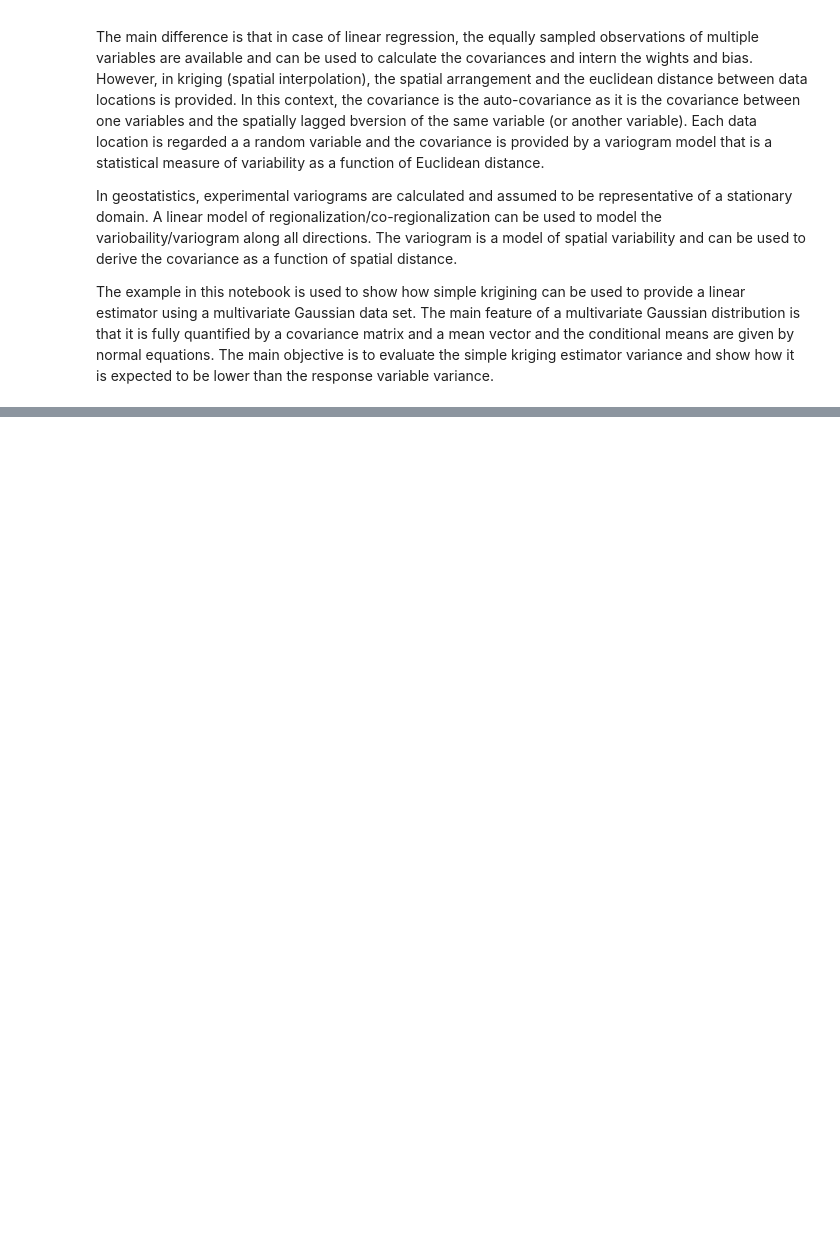
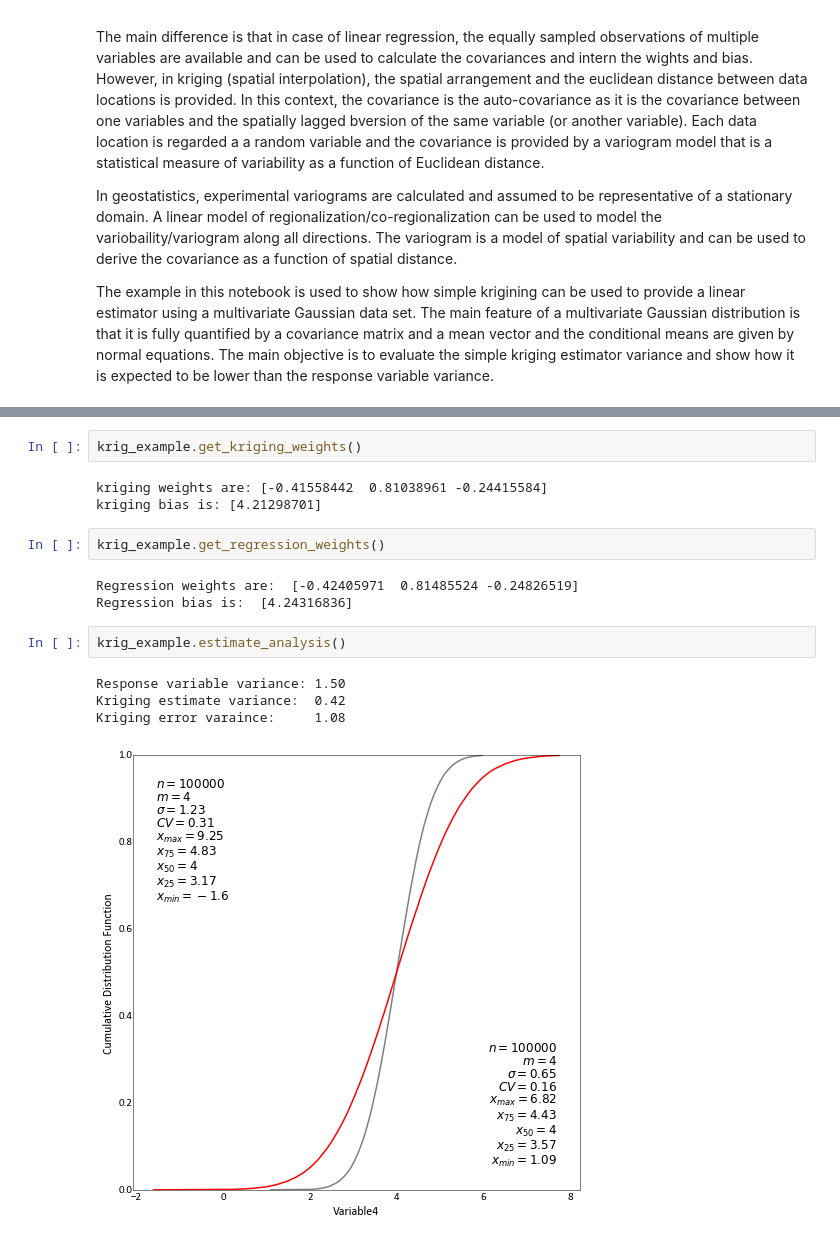
Before and after one commit to MHadavand/Lessons, a Jupyter notebook: Geostat/SimpleKrigingVariance.ipynb, the cells around one changed output, grey strips where cells are left out. Drawn from its saved outputs; the diff is of its cells as text; blank space fills up the shorter version.

```diff
--- a/Geostat/SimpleKrigingVariance.ipynb
+++ b/Geostat/SimpleKrigingVariance.ipynb
@@ -133,0 +227,17 @@ array([-0.20977658,  0.67738802, -0.18649843])
+# %%
+krig_example.get_kriging_weights()
+# %% [output]
+kriging weights are: [-0.41558442  0.81038961 -0.24415584]
+kriging bias is: [4.21298701]
+# %%
+krig_example.get_regression_weights()
+# %% [output]
+Regression weights are:  [-0.42405971  0.81485524 -0.24826519]
+Regression bias is:  [4.24316836]
+# %%
+krig_example.estimate_analysis()
+# %% [output]
+Response variable variance: 1.50
+Kriging estimate variance:  0.42
+Kriging error varaince:     1.08
+[figure, added]
```
Also changed, not shown: parts of 25 cells of this notebook, 1 other file.
